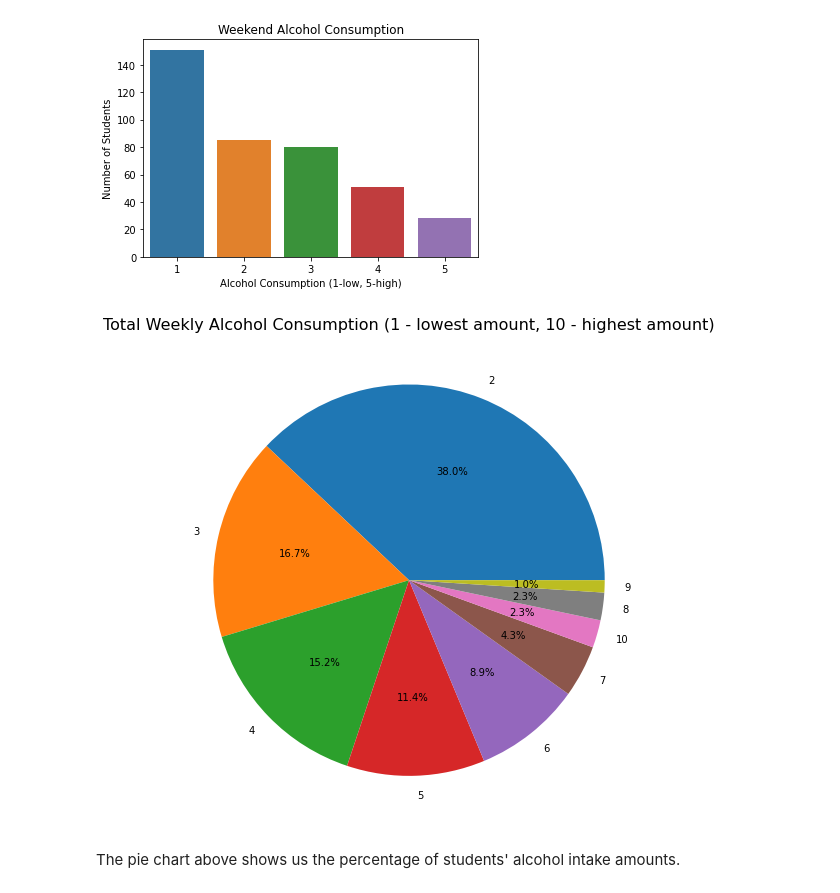
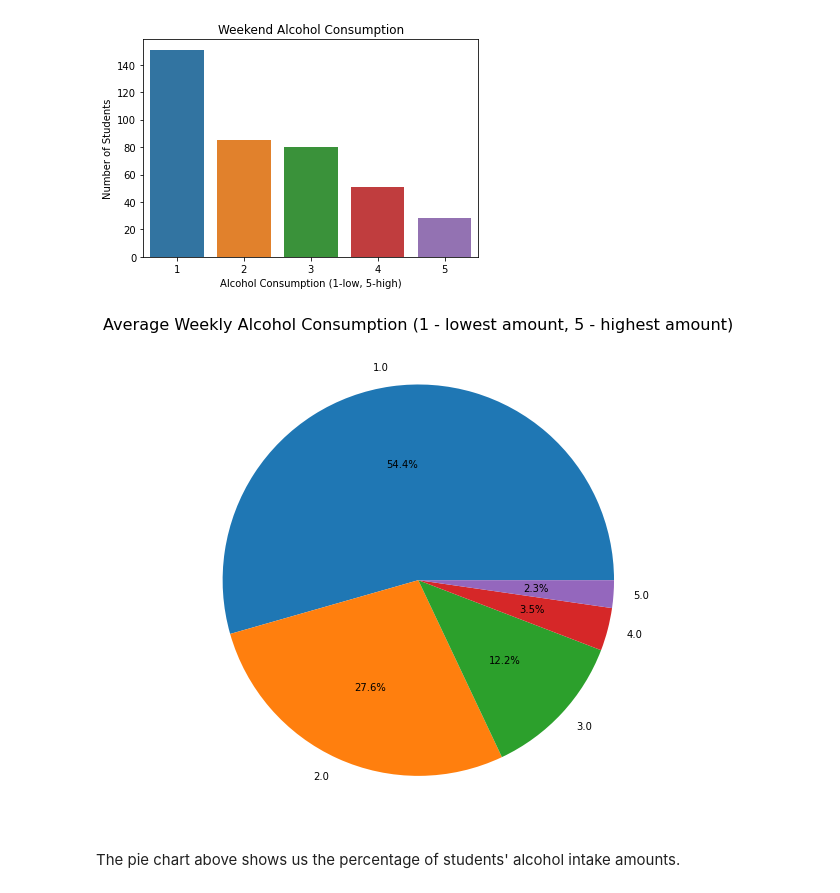
Before and after one commit to zeynepyc/320finalproject, a Jupyter notebook: alcoholconsumption.ipynb, the cells around one changed output. Drawn from its saved outputs; the diff is of its cells as text; code cells hidden in the pictures.

```diff
--- a/alcoholconsumption.ipynb
+++ b/alcoholconsumption.ipynb
@@ -60,7 +60,7 @@ Now, we will reformat our data frame. We first decided to add a new column that
 We will also rename some columns that has confusing names do that our data frame is easier to read for future use. We then drop several columns that we will not be using in our analysis.
 # %%
 # adding a new column of total weekly alcohol consumption
-data['TotalAlc'] = data['Dalc'] + data['Walc']
+data['TotalAlc'] = np.round(((data['Dalc']*5) + (data['Walc']*2))/7)
 
 # renaming columns
 data.rename(columns = {'Pstatus':'parents cohabitation', 'famrel':'family relationship', 'Dalc' : 'workday alcohol',
@@ -153,12 +153,12 @@ plt.show()
 # %%
 labels = data.TotalAlc.value_counts().index
 values = data.TotalAlc.value_counts().values
 plt.figure(figsize=(9, 9))
 plt.pie(values, labels=labels, autopct= "%1.1f%%")
-plt.title("Total Weekly Alcohol Consumption (1 - lowest amount, 10 - highest amount)", fontsize = 16)
+plt.title("Average Weekly Alcohol Consumption (1 - lowest amount, 5 - highest amount)", fontsize = 16)
 plt.show()
 # %% [output]
-[figure, old version]
+[figure, new version]
 # %% [markdown]
 The pie chart above shows us the percentage of students' alcohol intake amounts.
 # %%
```
Also changed, not shown: parts of 19 cells of this notebook.
